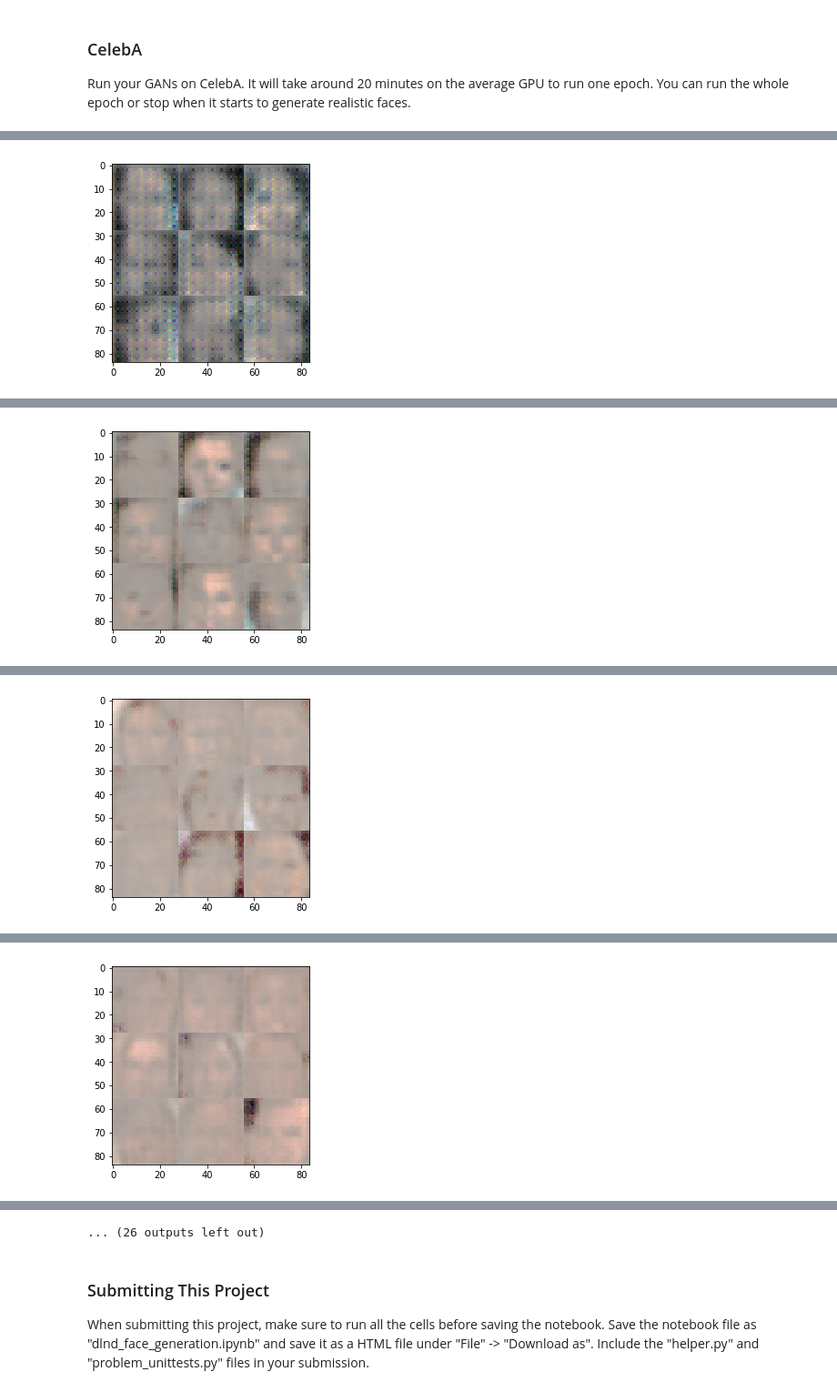
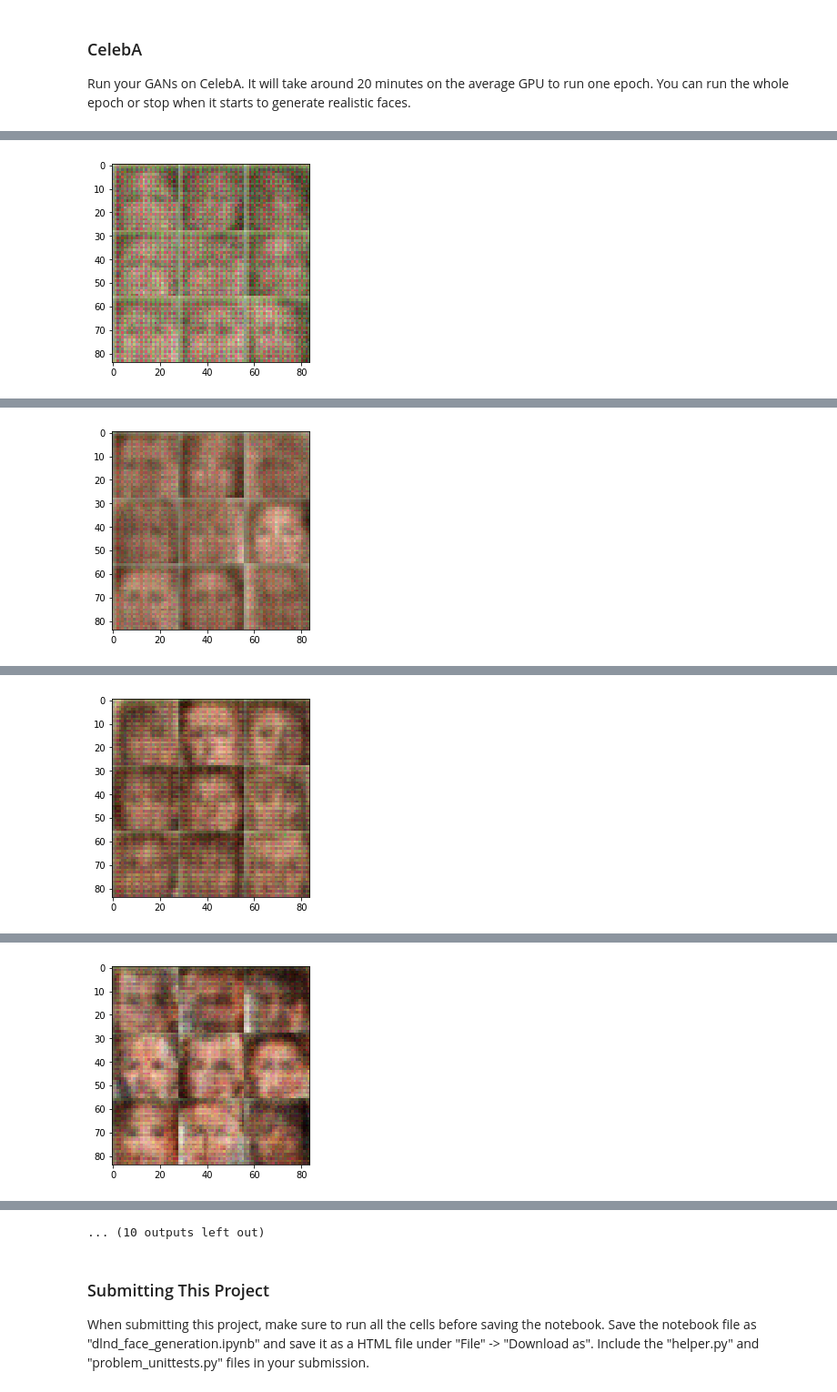
Before and after one commit to abhigoud2212/face_generation, a Jupyter notebook: dlnd_face_generation.ipynb, the cells around one changed output, grey strips where cells are left out. Shown at 91% size. Drawn from its saved outputs; the diff is of its cells as text; code cells hidden in the pictures.

```diff
--- a/dlnd_face_generation.ipynb
+++ b/dlnd_face_generation.ipynb
@@ -302,14 +302,16 @@ def model_opt(d_loss, g_loss, learning_rate, beta1):
     discriminator_vars = [var for var in training_vars if var.name.startswith('discriminator')]
     generator_vars = [var for var in training_vars if var.name.startswith('generator')]
 
-    discriminator_ops = tf.train.AdamOptimizer(learning_rate = learning_rate, beta1 = beta1).minimize(d_loss,
-                                                                                                      var_list = discriminator_vars)
 
+    discriminator_opt = tf.train.AdamOptimizer(learning_rate, beta1=beta1).minimize(d_loss, var_list = discriminator_vars)
 
-    generator_ops = tf.train.AdamOptimizer(learning_rate = learning_rate, beta1 = beta1).minimize(g_loss,
-                                                                                                  var_list = generator_vars)
+    deps = tf.get_collection(tf.GraphKeys.UPDATE_OPS)
+    generator_dep = [dep for dep in deps if dep.name.startswith("generator")]
 
-    return discriminator_ops, generator_ops
+    with tf.control_dependencies(generator_dep):
+        generator_opt = tf.train.AdamOptimizer(learning_rate, beta1=beta1).minimize(g_loss, var_list = generator_vars)
+
+    return discriminator_opt, generator_opt
 
 
 
@@ -510,7 +512,7 @@ Run your GANs on CelebA.  It will take around 20 minutes on the average GPU to r
 # %%
 batch_size = 64
 z_dim = 100
-learning_rate = 0.001
+learning_rate = 0.0001
 beta1 = 0.3
 
 
@@ -537,2 +539,2 @@ Epoch 1/1... Step 100... Discriminator Loss: 0.3978... Generator Loss: 3.9580
 Sample Outputs....
-[figure, old version]
+[figure, new version]
@@ -549,2 +551,2 @@ Epoch 1/1... Step 200... Discriminator Loss: 0.9945... Generator Loss: 1.0584
 Sample Outputs....
-[figure, old version]
+[figure, new version]
@@ -561,2 +563,2 @@ Epoch 1/1... Step 300... Discriminator Loss: 1.1710... Generator Loss: 0.6957
 Sample Outputs....
-[figure, old version]
+[figure, new version]
@@ -573,2 +575,2 @@ Epoch 1/1... Step 400... Discriminator Loss: 1.3326... Generator Loss: 0.8557
 Sample Outputs....
-[figure, old version]
+[figure, new version]
@@ -599,4 +601,4 @@ Sample Outputs....
-... (26 outputs left out)
+... (10 outputs left out)
 # %% [markdown]
 ### Submitting This Project
 When submitting this project, make sure to run all the cells before saving the notebook. Save the notebook file as "dlnd_face_generation.ipynb" and save it as a HTML file under "File" -> "Download as". Include the "helper.py" and "problem_unittests.py" files in your submission.
```
Also changed, not shown: parts of 2 cells of this notebook.
